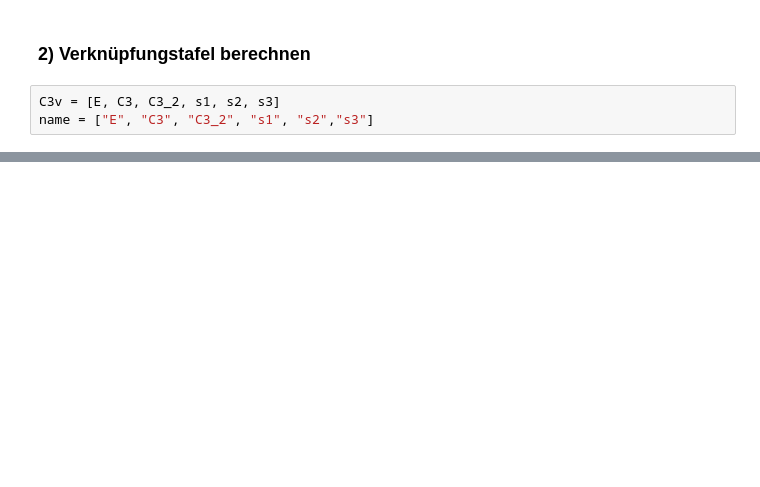
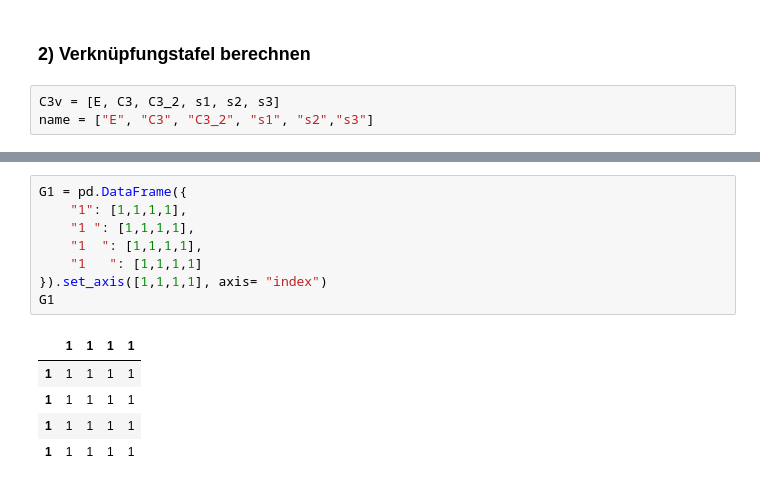
Before and after one commit to yungsalami2/Gruppentheorie, a Jupyter notebook: code.ipynb, the cells around one changed output, grey strips where cells are left out. Saved outputs shown, nothing was run; the diff lists cells and outputs as text; blank space fills up the shorter version.

```diff
--- a/code.ipynb
+++ b/code.ipynb
@@ -177,0 +250,14 @@ TT.set_axis(name, axis="index")
+# %%
+G1 = pd.DataFrame({
+    "1": [1,1,1,1],
+    "1 ": [1,1,1,1],
+    "1  ": [1,1,1,1],
+    "1   ": [1,1,1,1]
+}).set_axis([1,1,1,1], axis= "index")
+G1
+# %% [output]
+|  | 1 | 1 | 1 | 1 |
+| 1 | 1 | 1 | 1 | 1 |
+| 1 | 1 | 1 | 1 | 1 |
+| 1 | 1 | 1 | 1 | 1 |
+| 1 | 1 | 1 | 1 | 1 |
```
Also changed, not shown: parts of 15 cells of this notebook, 3 other files.
